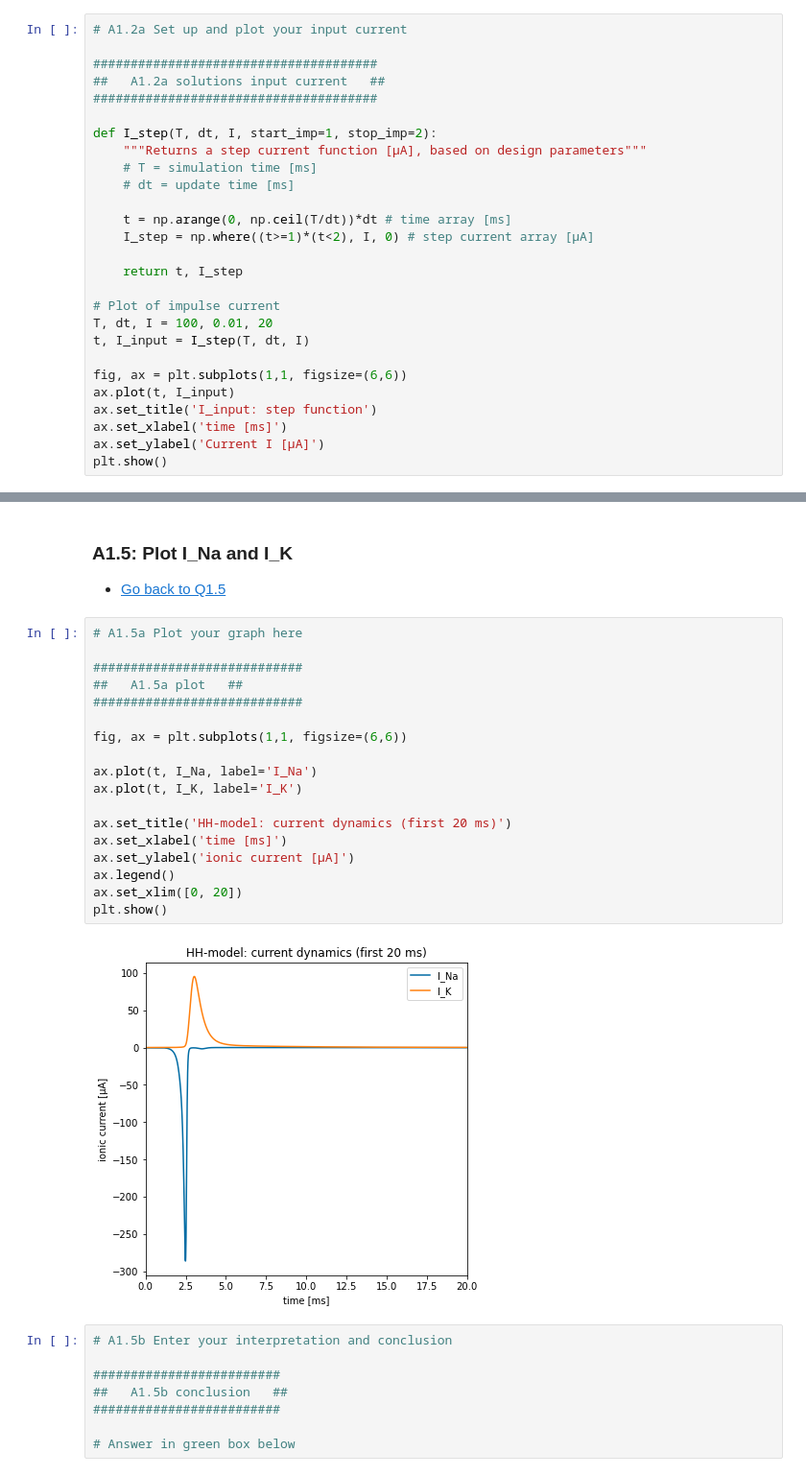
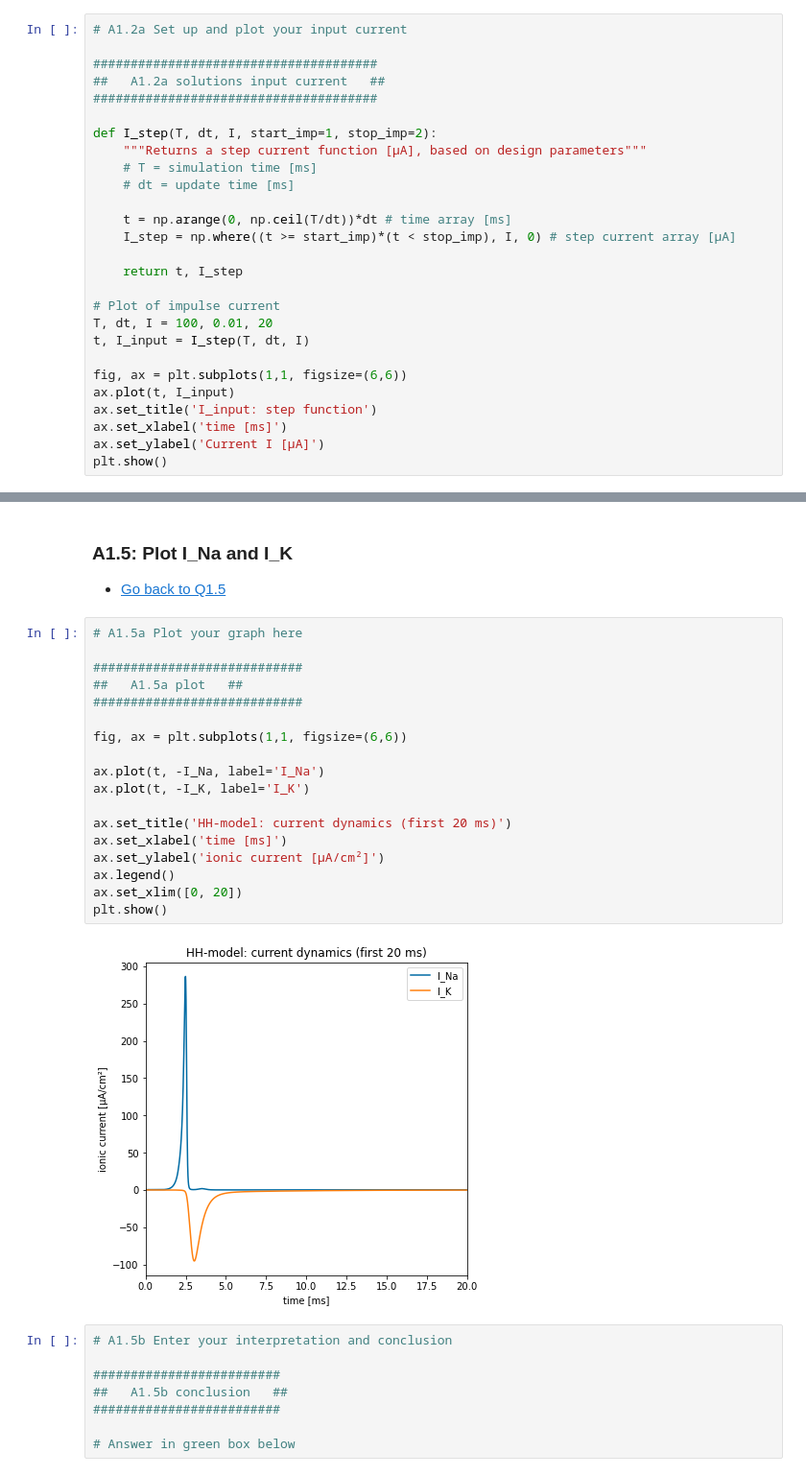
Before and after one commit to RobbeDeMuynck/CN_practicals, a Jupyter notebook: Module 1/Module1_Ex1_XX.ipynb, the cells around one changed output, grey strips where cells are left out. Shown at 96% size. Drawn from its saved outputs; the diff is of its cells as text.

```diff
--- a/Module 1/Module1_Ex1_XX.ipynb
+++ b/Module 1/Module1_Ex1_XX.ipynb
@@ -463,7 +470,7 @@ def I_step(T, dt, I, start_imp=1, stop_imp=2):
     # dt = update time [ms]
 
     t = np.arange(0, np.ceil(T/dt))*dt # time array [ms]
-    I_step = np.where((t>=1)*(t<2), I, 0) # step current array [µA]
+    I_step = np.where((t >= start_imp)*(t < stop_imp), I, 0) # step current array [µA]
 
     return t, I_step
 
@@ -586,23 +597,23 @@ Your answer here
 # %%
 # A1.5a Plot your graph here
 
 ############################
 ##   A1.5a plot   ##
 ############################
 
 fig, ax = plt.subplots(1,1, figsize=(6,6))
 
-ax.plot(t, I_Na, label='I_Na')
-ax.plot(t, I_K, label='I_K')
+ax.plot(t, -I_Na, label='I_Na')
+ax.plot(t, -I_K, label='I_K')
 
 ax.set_title('HH-model: current dynamics (first 20 ms)')
 ax.set_xlabel('time [ms]')
-ax.set_ylabel('ionic current [µA]')
+ax.set_ylabel('ionic current [µA/cm²]')
 ax.legend()
 ax.set_xlim([0, 20])
 plt.show()
 # %% [output]
-[figure, old version]
+[figure, new version]
 # %%
 # A1.5b Enter your interpretation and conclusion
 
```
Also changed, not shown: parts of 16 cells of this notebook.
